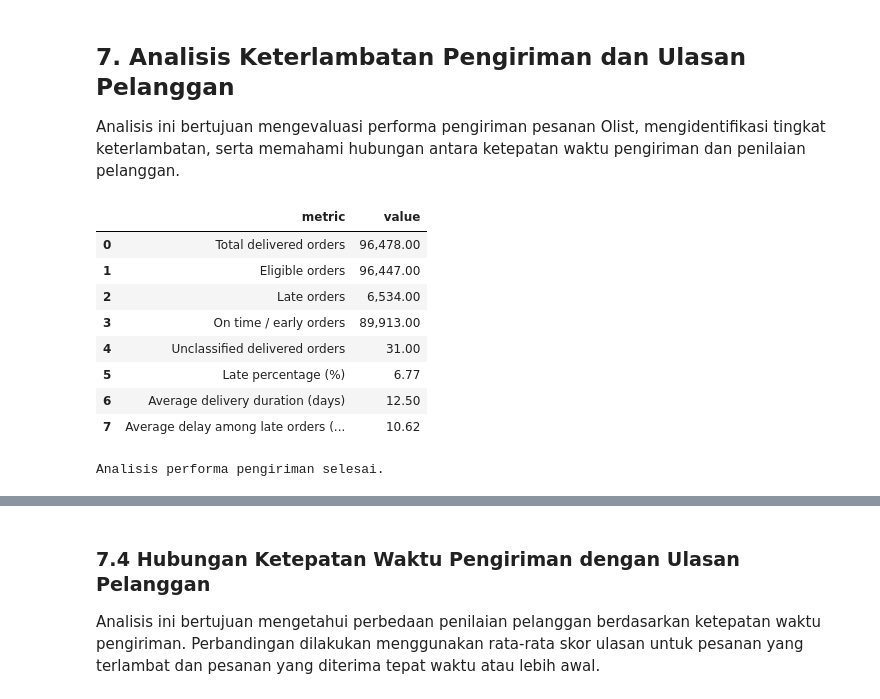
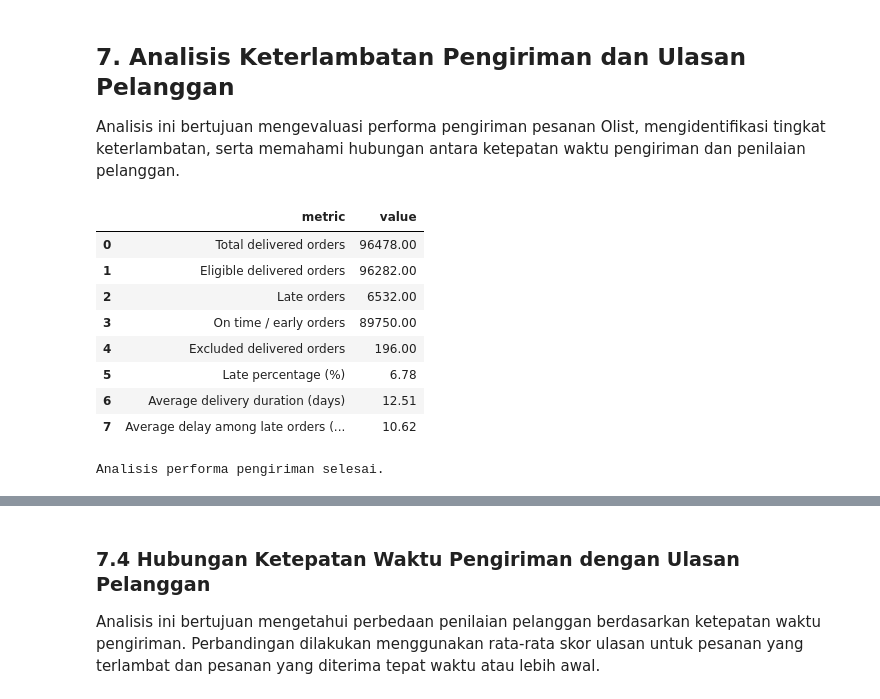
Before and after one commit to angellica24/Mini-Project-Olist, a Jupyter notebook: notebook/02_eksplorasi.ipynb, the cells around one changed output, grey strips where cells are left out. Saved outputs shown, nothing was run; the diff lists cells and outputs as text; code cells hidden in the pictures.

```diff
--- a/notebook/02_eksplorasi.ipynb
+++ b/notebook/02_eksplorasi.ipynb
@@ -620,75 +688,136 @@ Analisis ini bertujuan mengevaluasi performa pengiriman pesanan Olist, mengident
 
 orders_delivery = eda_data["orders"].copy()
 
+# Memastikan kolom tanggal memiliki format datetime
+date_columns = [
+    "order_purchase_timestamp",
+    "order_delivered_carrier_date",
+    "order_delivered_customer_date",
+    "order_estimated_delivery_date"
+]
+
+for col in date_columns:
+    orders_delivery[col] = pd.to_datetime(
+        orders_delivery[col],
+        errors="coerce"
+    )
+
+# Mengidentifikasi pesanan delivered
 delivered_mask = (
     orders_delivery["order_status"] == "delivered"
 )
 
+# Mengambil kolom tanggal
+purchase = orders_delivery["order_purchase_timestamp"]
+carrier = orders_delivery["order_delivered_carrier_date"]
+delivered = orders_delivery["order_delivered_customer_date"]
+estimated = orders_delivery["order_estimated_delivery_date"]
+
+# Mengidentifikasi anomali tanggal
+carrier_before_purchase = (
+    carrier.notna()
+    & purchase.notna()
+    & (carrier < purchase)
+)
+
+customer_before_carrier = (
+    delivered.notna()
+    & carrier.notna()
+    & (delivered < carrier)
+)
+
+customer_before_purchase = (
+    delivered.notna()
+    & purchase.notna()
+    & (delivered < purchase)
+)
+
+# Menentukan pesanan yang layak dianalisis
 eligible_mask = (
     delivered_mask
     & orders_delivery["delivery_group"].notna()
     & orders_delivery["delivery_delay_days"].notna()
+    & purchase.notna()
+    & delivered.notna()
+    & estimated.notna()
+    & ~carrier_before_purchase
+    & ~customer_before_carrier
+    & ~customer_before_purchase
 )
 
 delivery_valid = orders_delivery.loc[eligible_mask].copy()
 
+# Mengelompokkan pesanan
 late_mask = delivery_valid["delivery_group"] == "Late"
-ontime_mask = delivery_valid["delivery_group"] == "On time / early"
 
+ontime_mask = (
+    delivery_valid["delivery_group"] == "On time / early"
+)
+
+# Menghitung jumlah pesanan
 total_delivered = int(delivered_mask.sum())
 total_eligible = len(delivery_valid)
 total_late = int(late_mask.sum())
 total_ontime = int(ontime_mask.sum())
 
-unclassified_delivered = total_delivered - total_eligible
+total_excluded = int(
+    (delivered_mask & ~eligible_mask).sum()
+)
 
+# Menghitung persentase keterlambatan
 late_percentage = (
     total_late / total_eligible * 100
     if total_eligible > 0 else 0
 )
 
+# Menghitung rata-rata durasi pengiriman
 average_delivery_days = (
     delivery_valid["delivery_duration_days"].mean()
 )
 
+# Menghitung rata-rata keterlambatan
 average_late_days = (
-    delivery_valid.loc[late_mask, "delivery_delay_days"].mean()
+    delivery_valid.loc[
+        late_mask,
+        "delivery_delay_days"
+    ].mean()
 )
 
+# Membuat ringkasan
 delivery_summary = pd.DataFrame({
     "metric": [
         "Total delivered orders",
-        "Eligible orders",
+        "Eligible delivered orders",
         "Late orders",
         "On time / early orders",
-        "Unclassified delivered orders",
+        "Excluded delivered orders",
         "Late percentage (%)",
         "Average delivery duration (days)",
         "Average delay among late orders (days)"
     ],
     "value": [
         total_delivered,
         total_eligible,
         total_late,
         total_ontime,
-        unclassified_delivered,
+        total_excluded,
         round(late_percentage, 2),
         round(average_delivery_days, 2),
         round(average_late_days, 2)
     ]
 })
 
 display(delivery_summary)
 
 print("Analisis performa pengiriman selesai.")
 # %% [output]
 |  | metric | value |
-| 0 | Total delivered orders | 96,478.00 |
-| 1 | Eligible orders | 96,447.00 |
-| 2 | Late orders | 6,534.00 |
-| 3 | On time / early orders | 89,913.00 |
-| 4 | Unclassified delivered orders | 31.00 |
-| 5 | Late percentage (%) | 6.77 |
-| 6 | Average delivery duration (days) | 12.50 |
+| 0 | Total delivered orders | 96478.00 |
+| 1 | Eligible delivered orders | 96282.00 |
+| 2 | Late orders | 6532.00 |
+| 3 | On time / early orders | 89750.00 |
+| 4 | Excluded delivered orders | 196.00 |
+| 5 | Late percentage (%) | 6.78 |
+| 6 | Average delivery duration (days) | 12.51 |
 | 7 | Average delay among late orders (... | 10.62 |
 Analisis performa pengiriman selesai.
```
Also changed, not shown: parts of 22 cells of this notebook, 9 other files.
